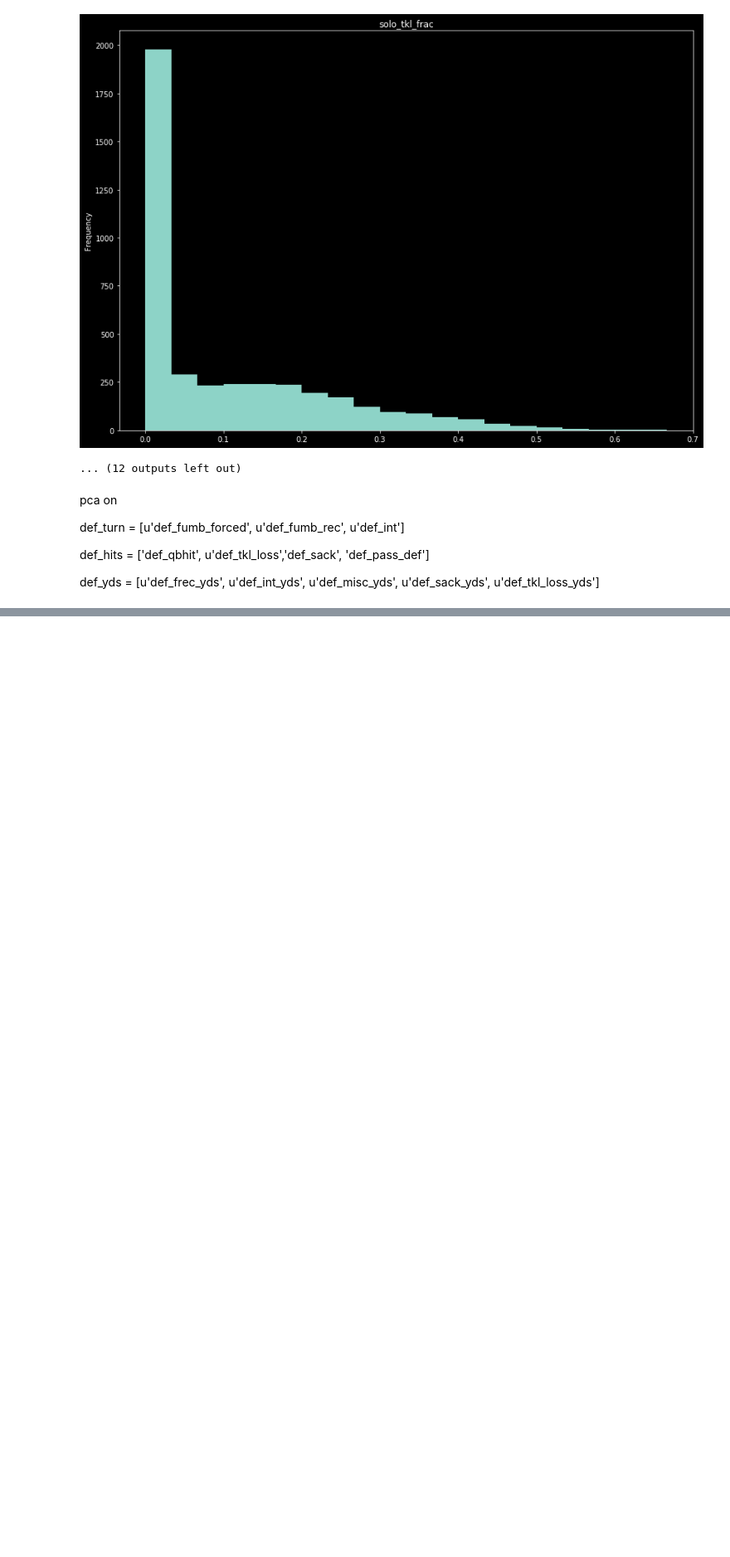
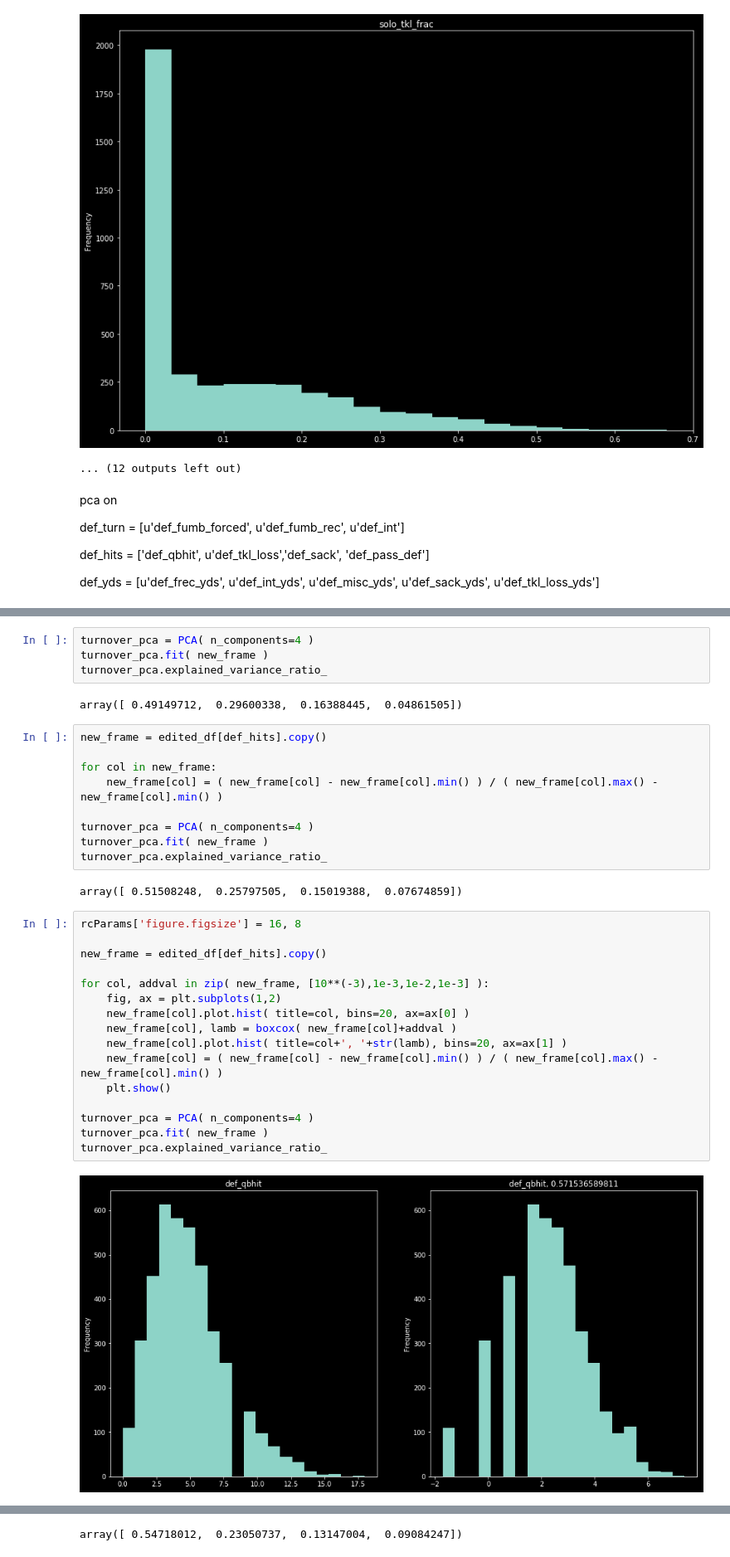
Before and after one commit to markertsean/Fantasy_Football, a Jupyter notebook: exploration/Team.ipynb, the cells around one changed output, grey strips where cells are left out. Shown at 83% size. Drawn from its saved outputs; the diff is of its cells as text; blank space fills up the shorter version.

```diff
--- a/exploration/Team.ipynb
+++ b/exploration/Team.ipynb
@@ -571,0 +629,35 @@ def_yds = [u'def_frec_yds', u'def_int_yds', u'def_misc_yds', u'def_sack_yds', u'
+# %%
+turnover_pca = PCA( n_components=4 )
+turnover_pca.fit( new_frame )
+turnover_pca.explained_variance_ratio_
+# %% [output]
+array([ 0.49149712,  0.29600338,  0.16388445,  0.04861505])
+# %%
+new_frame = edited_df[def_hits].copy()
+
+for col in new_frame:
+    new_frame[col] = ( new_frame[col] - new_frame[col].min() ) / ( new_frame[col].max() - new_frame[col].min() )
+
+turnover_pca = PCA( n_components=4 )
+turnover_pca.fit( new_frame )
+turnover_pca.explained_variance_ratio_
+# %% [output]
+array([ 0.51508248,  0.25797505,  0.15019388,  0.07674859])
+# %%
+rcParams['figure.figsize'] = 16, 8
+
+new_frame = edited_df[def_hits].copy()
+
+for col, addval in zip( new_frame, [10**(-3),1e-3,1e-2,1e-3] ):
+    fig, ax = plt.subplots(1,2)
+    new_frame[col].plot.hist( title=col, bins=20, ax=ax[0] )
+    new_frame[col], lamb = boxcox( new_frame[col]+addval )
+    new_frame[col].plot.hist( title=col+', '+str(lamb), bins=20, ax=ax[1] )
+    new_frame[col] = ( new_frame[col] - new_frame[col].min() ) / ( new_frame[col].max() - new_frame[col].min() )
+    plt.show()
+
+turnover_pca = PCA( n_components=4 )
+turnover_pca.fit( new_frame )
+turnover_pca.explained_variance_ratio_
+# %% [output]
+[figure, added]
@@ -571,0 +667 @@ def_yds = [u'def_frec_yds', u'def_int_yds', u'def_misc_yds', u'def_sack_yds', u'
+array([ 0.54718012,  0.23050737,  0.13147004,  0.09084247])
```
Also changed, not shown: parts of 27 cells of this notebook.
